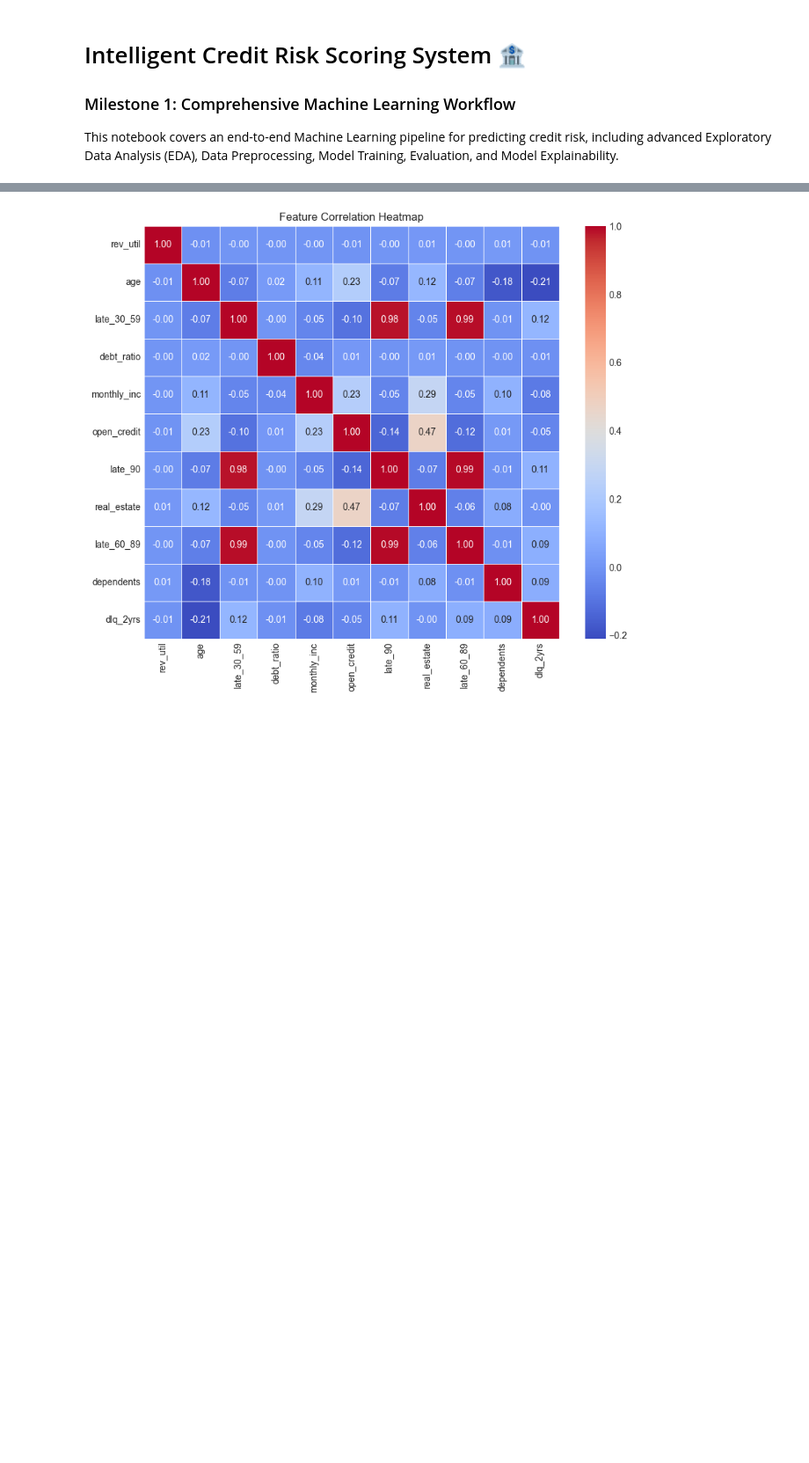
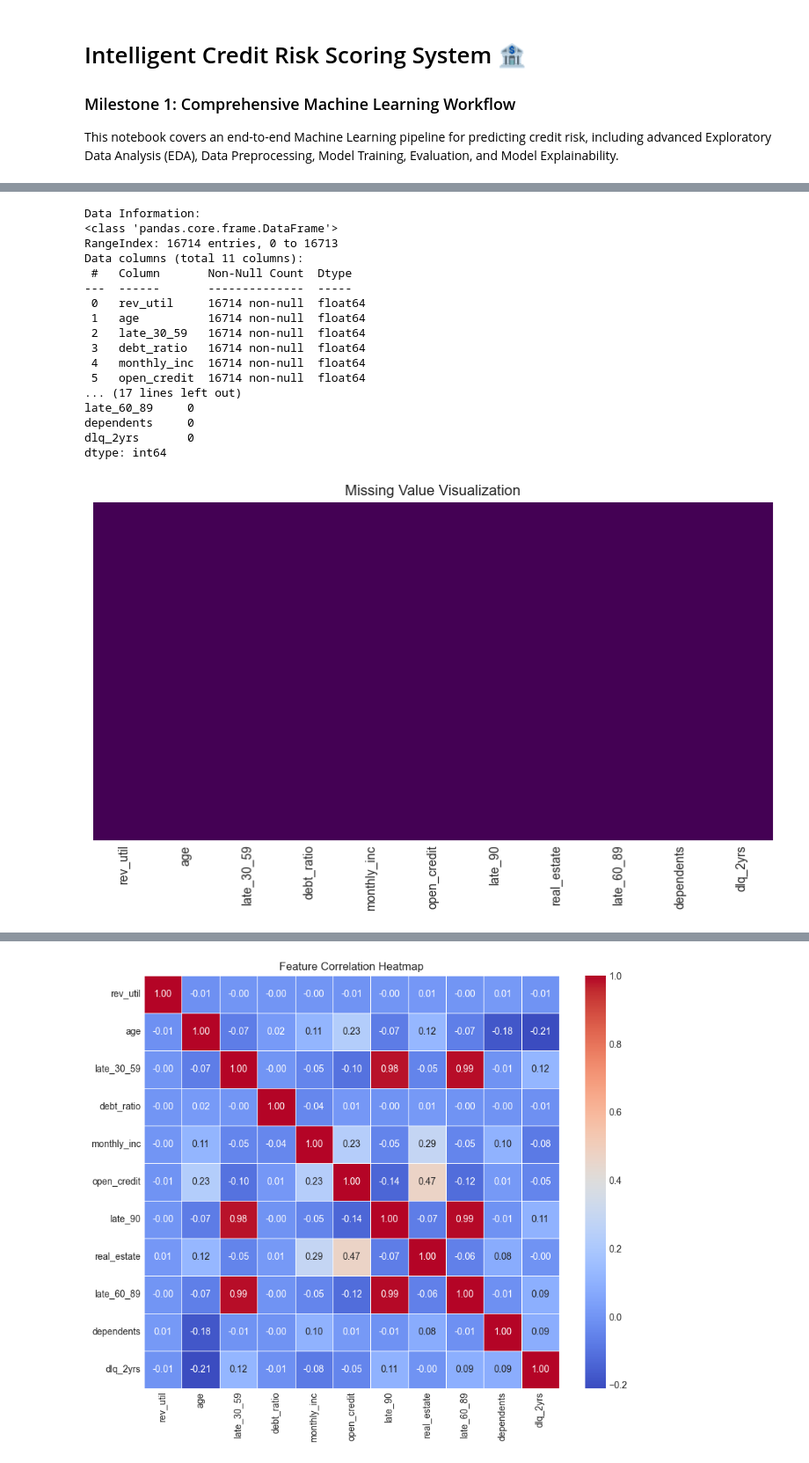
Before and after one commit to Divyapahuja31/AI-ML-Project, a Jupyter notebook: notebooks/eda.ipynb, the cells around one changed output, grey strips where cells are left out. Shown at 88% size. Cells and saved outputs as stored; diff of their text form; code cells hidden in the pictures; blank space fills up the shorter version.

```diff
--- a/notebooks/eda.ipynb
+++ b/notebooks/eda.ipynb
@@ -25,0 +29,6 @@ sns.set_palette("muted")
+# %%
+# Load the dataset
+df = pd.read_csv('../data/Credit Risk Benchmark Dataset.csv')
+
+print("Dataset Shape:", df.shape)
+display(df.head())
@@ -25,0 +43,31 @@ sns.set_palette("muted")
+# %%
+# 1. Dataset Overview & Missing Values
+print("Data Information:")
+df.info()
+
+print("\nMissing Values:")
+print(df.isnull().sum())
+
+plt.figure(figsize=(10, 5))
+sns.heatmap(df.isnull(), cbar=False, cmap='viridis', yticklabels=False)
+plt.title('Missing Value Visualization')
+plt.show()
+# %% [output]
+Data Information:
+<class 'pandas.core.frame.DataFrame'>
+RangeIndex: 16714 entries, 0 to 16713
+Data columns (total 11 columns):
+ #   Column       Non-Null Count  Dtype
+---  ------       --------------  -----
+ 0   rev_util     16714 non-null  float64
+ 1   age          16714 non-null  float64
+ 2   late_30_59   16714 non-null  float64
+ 3   debt_ratio   16714 non-null  float64
+ 4   monthly_inc  16714 non-null  float64
+ 5   open_credit  16714 non-null  float64
+... (17 lines left out)
+late_60_89     0
+dependents     0
+dlq_2yrs       0
+dtype: int64
+[figure, added]
```
Also changed, not shown: parts of 8 cells of this notebook, 2 other files.
